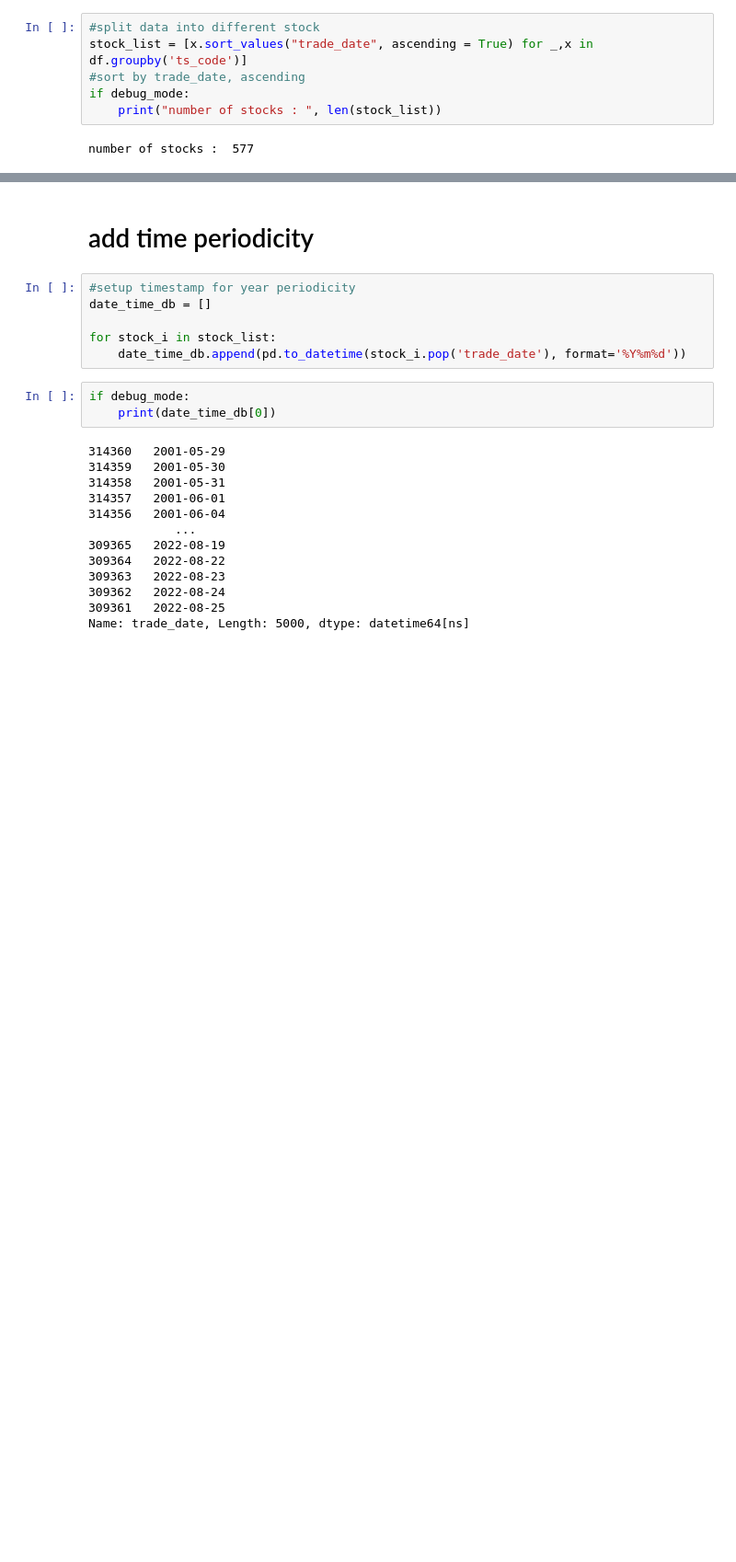
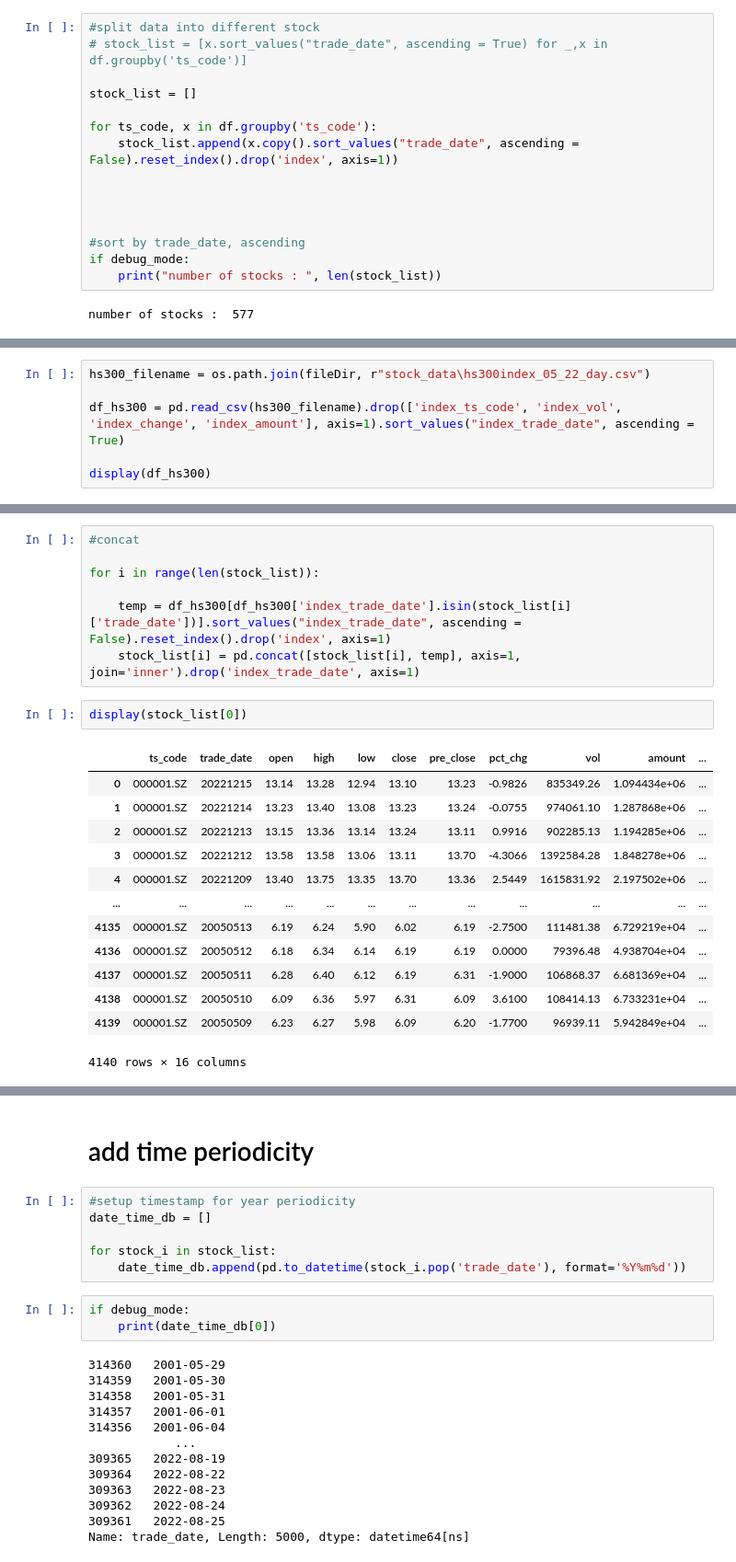
Before and after one commit to vincent05r/Stock_models, a Jupyter notebook: LSTM_Attention_stock_test_all.ipynb, the cells around one changed output, grey strips where cells are left out. Shown: that part at 92% size. Cells and saved outputs as stored; diff of their text form; blank space fills up the shorter version.

```diff
--- a/LSTM_Attention_stock_test_all.ipynb
+++ b/LSTM_Attention_stock_test_all.ipynb
@@ -77,7 +79,16 @@ if debug_mode:
 # Model DataFrame preprocessing
 # %%
 #split data into different stock
-stock_list = [x.sort_values("trade_date", ascending = True) for _,x in df.groupby('ts_code')]
+# stock_list = [x.sort_values("trade_date", ascending = True) for _,x in df.groupby('ts_code')]
+
+stock_list = []
+
+for ts_code, x in df.groupby('ts_code'):
+    stock_list.append(x.copy().sort_values("trade_date", ascending = False).reset_index().drop('index', axis=1))
+
+
+
+
 #sort by trade_date, ascending
 if debug_mode:
     print("number of stocks : ", len(stock_list))
@@ -85,0 +99,6 @@ number of stocks :  577
+# %%
+hs300_filename = os.path.join(fileDir, r"stock_data\hs300index_05_22_day.csv")
+
+df_hs300 = pd.read_csv(hs300_filename).drop(['index_ts_code', 'index_vol', 'index_change', 'index_amount'], axis=1).sort_values("index_trade_date", ascending = True)
+
+display(df_hs300)
@@ -85,0 +178,23 @@ number of stocks :  577
+# %%
+#concat
+
+for i in range(len(stock_list)):
+
+    temp = df_hs300[df_hs300['index_trade_date'].isin(stock_list[i]['trade_date'])].sort_values("index_trade_date", ascending = False).reset_index().drop('index', axis=1)
+    stock_list[i] = pd.concat([stock_list[i], temp], axis=1, join='inner').drop('index_trade_date', axis=1)
+# %%
+display(stock_list[0])
+# %% [output]
+|  | ts_code | trade_date | open | high | low | close | pre_close | pct_chg | vol | amount | ... |
+| 0 | 000001.SZ | 20221215 | 13.14 | 13.28 | 12.94 | 13.10 | 13.23 | -0.9826 | 835349.26 | 1.094434e+06 | ... |
+| 1 | 000001.SZ | 20221214 | 13.23 | 13.40 | 13.08 | 13.23 | 13.24 | -0.0755 | 974061.10 | 1.287868e+06 | ... |
+| 2 | 000001.SZ | 20221213 | 13.15 | 13.36 | 13.14 | 13.24 | 13.11 | 0.9916 | 902285.13 | 1.194285e+06 | ... |
+| 3 | 000001.SZ | 20221212 | 13.58 | 13.58 | 13.06 | 13.11 | 13.70 | -4.3066 | 1392584.28 | 1.848278e+06 | ... |
+| 4 | 000001.SZ | 20221209 | 13.40 | 13.75 | 13.35 | 13.70 | 13.36 | 2.5449 | 1615831.92 | 2.197502e+06 | ... |
+| ... | ... | ... | ... | ... | ... | ... | ... | ... | ... | ... | ... |
+| 4135 | 000001.SZ | 20050513 | 6.19 | 6.24 | 5.90 | 6.02 | 6.19 | -2.7500 | 111481.38 | 6.729219e+04 | ... |
+| 4136 | 000001.SZ | 20050512 | 6.18 | 6.34 | 6.14 | 6.19 | 6.19 | 0.0000 | 79396.48 | 4.938704e+04 | ... |
+| 4137 | 000001.SZ | 20050511 | 6.28 | 6.40 | 6.12 | 6.19 | 6.31 | -1.9000 | 106868.37 | 6.681369e+04 | ... |
+| 4138 | 000001.SZ | 20050510 | 6.09 | 6.36 | 5.97 | 6.31 | 6.09 | 3.6100 | 108414.13 | 6.733231e+04 | ... |
+| 4139 | 000001.SZ | 20050509 | 6.23 | 6.27 | 5.98 | 6.09 | 6.20 | -1.7700 | 96939.11 | 5.942849e+04 | ... |
+4140 rows × 16 columns
```
Also changed, not shown: parts of 15 cells of this notebook, 6 other files.
